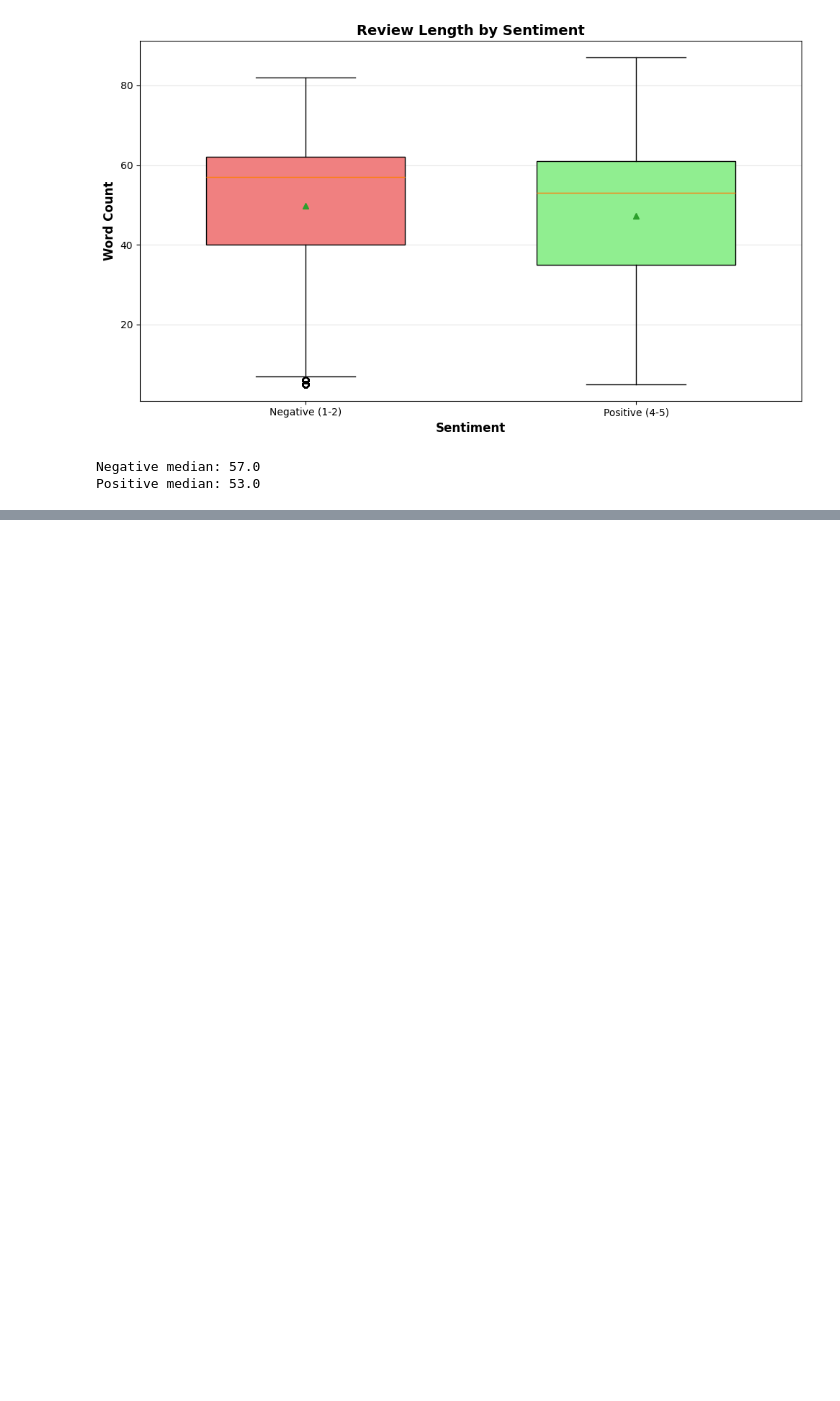
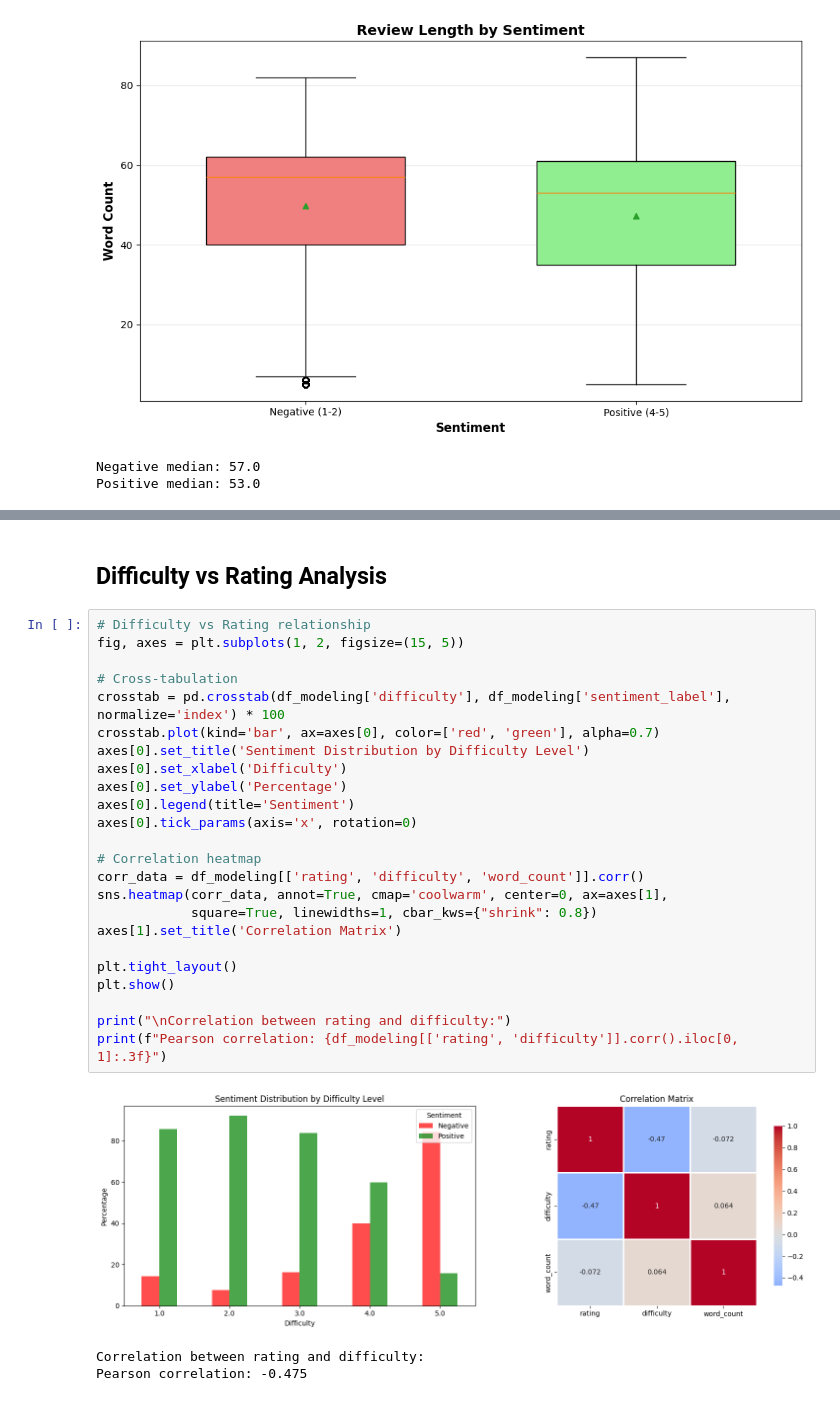
Before and after one commit to 3028Bikalpa/SOSC314_project_Bikki, a Jupyter notebook: project_code.ipynb, the cells around one changed output, grey strips where cells are left out. Saved outputs shown, nothing was run; the diff lists cells and outputs as text; blank space fills up the shorter version.

```diff
--- a/project_code.ipynb
+++ b/project_code.ipynb
@@ -416,0 +569,30 @@ Positive median: 53.0
+# %% [markdown]
+## Difficulty vs Rating Analysis
+# %%
+# Difficulty vs Rating relationship
+fig, axes = plt.subplots(1, 2, figsize=(15, 5))
+
+# Cross-tabulation
+crosstab = pd.crosstab(df_modeling['difficulty'], df_modeling['sentiment_label'], normalize='index') * 100
+crosstab.plot(kind='bar', ax=axes[0], color=['red', 'green'], alpha=0.7)
+axes[0].set_title('Sentiment Distribution by Difficulty Level')
+axes[0].set_xlabel('Difficulty')
+axes[0].set_ylabel('Percentage')
+axes[0].legend(title='Sentiment')
+axes[0].tick_params(axis='x', rotation=0)
+
+# Correlation heatmap
+corr_data = df_modeling[['rating', 'difficulty', 'word_count']].corr()
+sns.heatmap(corr_data, annot=True, cmap='coolwarm', center=0, ax=axes[1],
+            square=True, linewidths=1, cbar_kws={"shrink": 0.8})
+axes[1].set_title('Correlation Matrix')
+
+plt.tight_layout()
+plt.show()
+
+print("\nCorrelation between rating and difficulty:")
+print(f"Pearson correlation: {df_modeling[['rating', 'difficulty']].corr().iloc[0, 1]:.3f}")
+# %% [output]
+[figure, added]
+Correlation between rating and difficulty:
+Pearson correlation: -0.475
```
Also changed, not shown: parts of 9 cells of this notebook.
